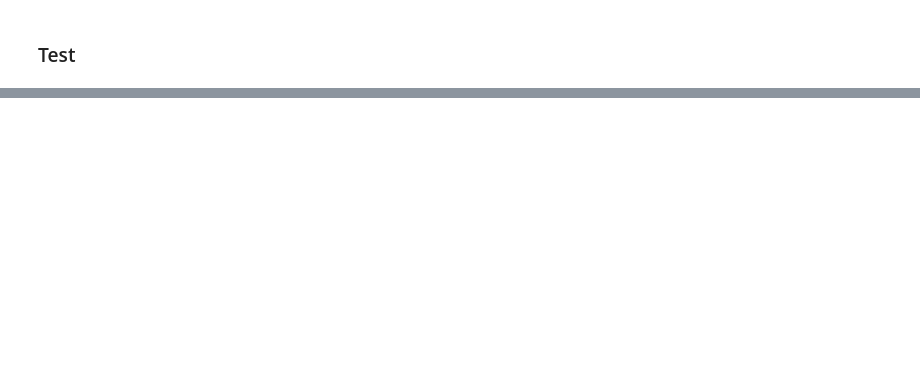
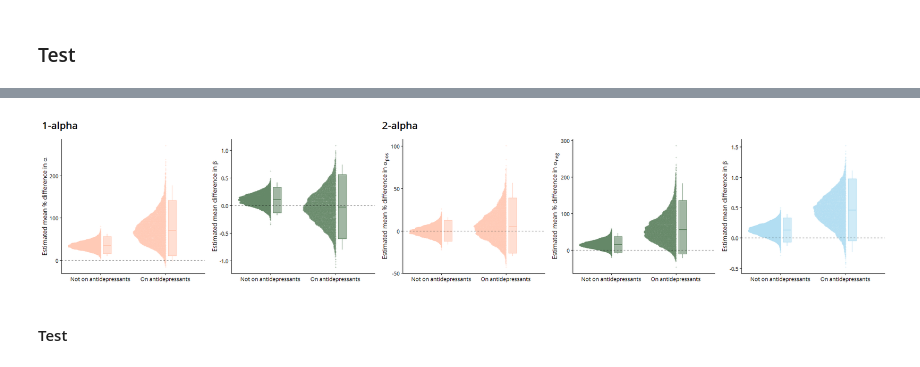
Before and after one commit to qdercon/pstpipeline, a Jupyter notebook: notebooks/main_results.ipynb, the cells around one changed output, grey strips where cells are left out. Saved outputs shown, nothing was run; the diff lists cells and outputs as text; code cells hidden in the pictures; blank space fills up the shorter version.

```diff
--- a/notebooks/main_results.ipynb
+++ b/notebooks/main_results.ipynb
@@ -527,0 +700,20 @@ cowplot::plot_grid(dis_comp_1a_test_plt, dis_comp_2a_test_plt, nrow = 2)
+# %%
+%%R
+dis_comp_1a_train_antidep <- pstpipeline::parameter_glm(
+    summary_df = list(summary_nd_1a, summary_dis_1a),
+    raw_df = list(raw_df_nd_1a, raw_df_dis_1a),
+    var_of_interest = "distanced",
+    covariates = c("age", "sex", "digit_span"),
+    interaction = "antidepressant",
+    recode_na = 0, # NAs in raw data which should = 0
+    iter_warmup = 2000, iter_sampling = 4000
+)
+dis_comp_2a_train_antidep <- pstpipeline::parameter_glm(
+    summary_df = list(summary_nd_2a, summary_dis_2a),
+    raw_df = list(raw_df_nd_2a, raw_df_dis_2a),
+    var_of_interest = "distanced",
+    covariates = c("age", "sex", "digit_span"),
+    interaction = "antidepressant",
+    recode_na = 0,
+    iter_warmup = 2000, iter_sampling = 4000
+)
@@ -527,0 +786,22 @@ cowplot::plot_grid(dis_comp_1a_test_plt, dis_comp_2a_test_plt, nrow = 2)
+# %%
+%%R -w 20 -h 4 --units in -r 100
+dis_comp_1a_train_antidep_plt <- pstpipeline::plot_glm(
+    dis_comp_1a_train_antidep, plot_var = "distanced", grp = "antidepressant",
+    grp_labs = c("Not on antidepressants", "On antidepressants"),
+    ovrll_title = "1-alpha", top_right = FALSE, coord_flip = FALSE,
+    box_nudge = -0.1, font = "Open Sans"
+)
+dis_comp_2a_train_antidep_plt <- pstpipeline::plot_glm(
+    dis_comp_2a_train_antidep, plot_var = "distanced", grp = "antidepressant",
+    grp_labs = c("Not on antidepressants", "On antidepressants"),
+    ovrll_title = "2-alpha", top_right = FALSE, coord_flip = FALSE,
+    box_nudge = -0.1, font = "Open Sans"
+)
+cowplot::plot_grid(
+    dis_comp_1a_train_antidep_plt, dis_comp_2a_train_antidep_plt,
+    rel_widths = c(2,3), nrow = 1
+)
+# %% [output]
+[figure, added]
+# %% [markdown]
+#### Test
```
Also changed, not shown: parts of 42 cells of this notebook, 6 other files.
